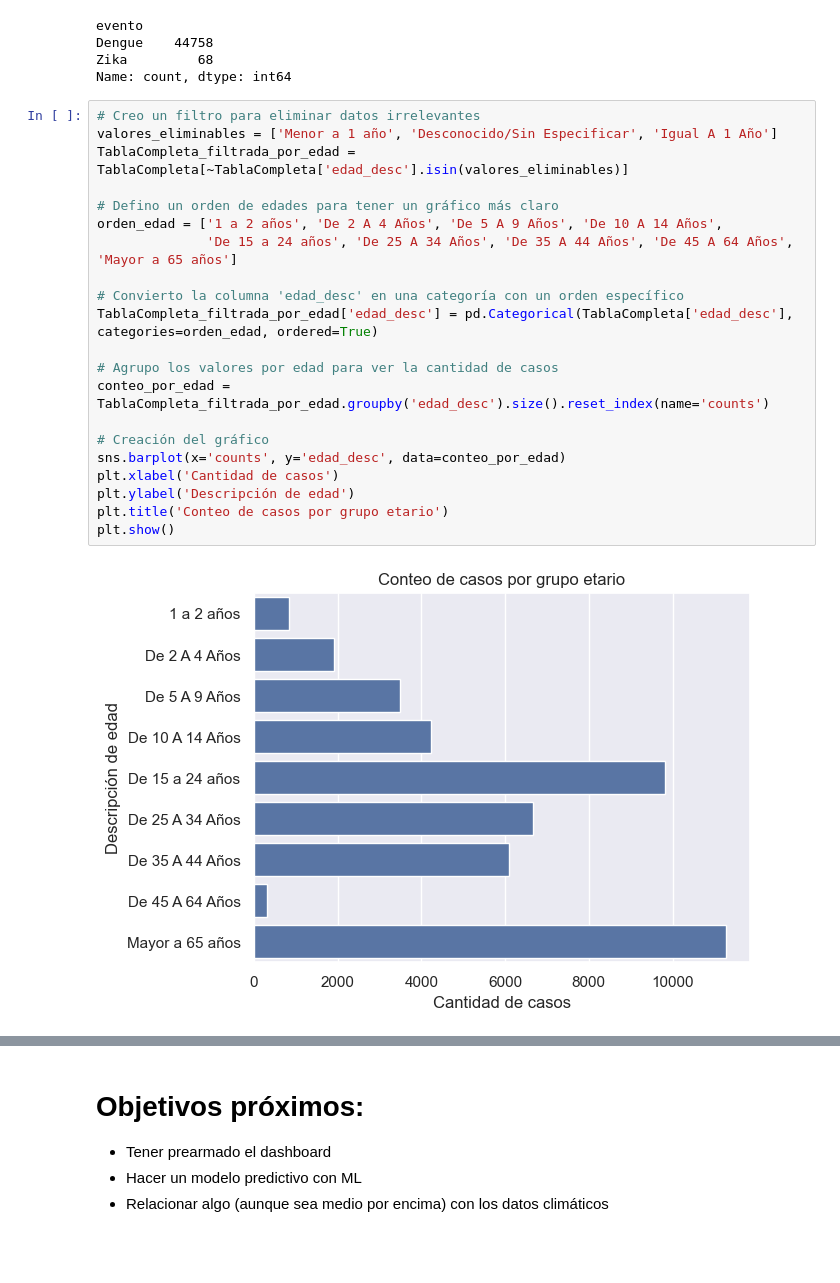
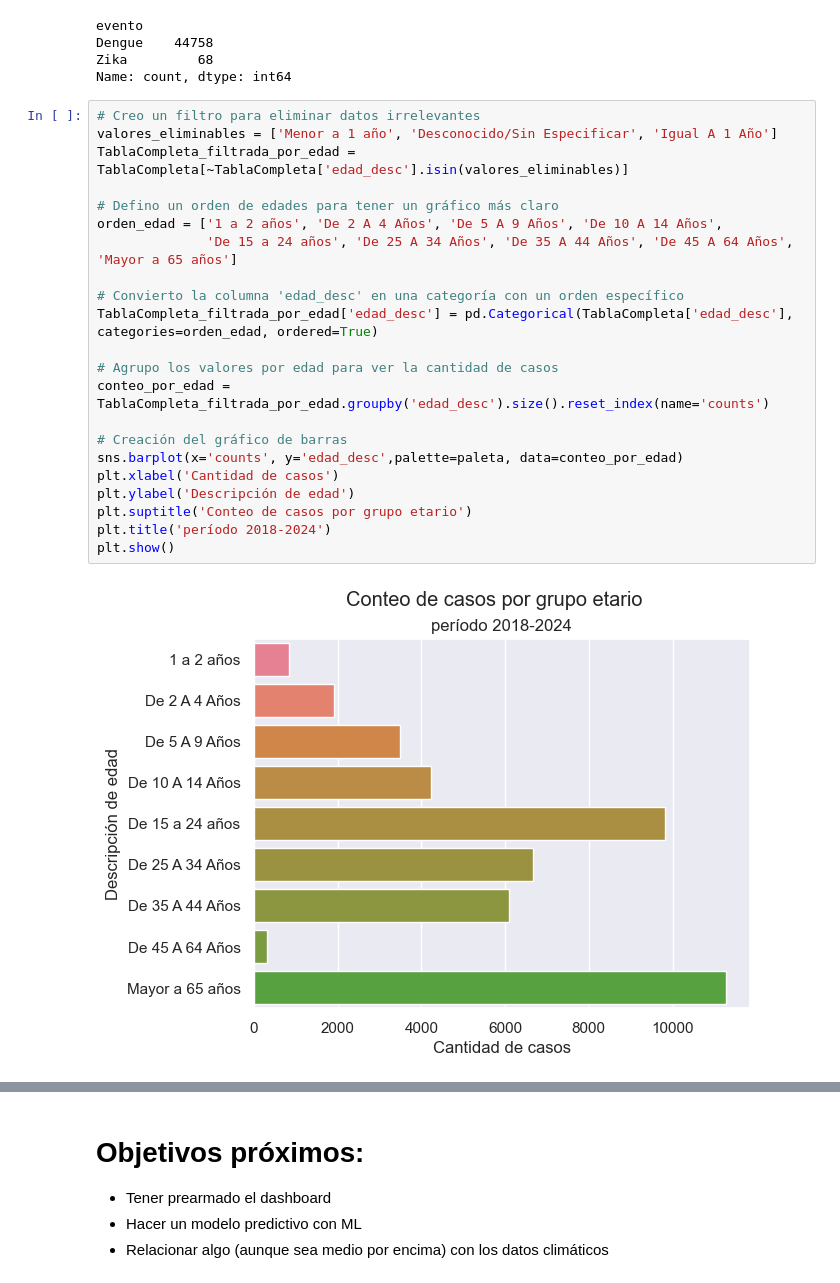
Before and after one commit to Valnir17/Dengue-y-Zika-Argentina, a Jupyter notebook: Manipulación de Tablas.ipynb, the cells around one changed output, grey strips where cells are left out. Saved outputs shown, nothing was run; the diff lists cells and outputs as text; blank space fills up the shorter version.

```diff
--- a/Manipulación de Tablas.ipynb
+++ b/Manipulación de Tablas.ipynb
@@ -760,23 +760,24 @@ Name: count, dtype: int64
 # %%
 # Creo un filtro para eliminar datos irrelevantes
 valores_eliminables = ['Menor a 1 año', 'Desconocido/Sin Especificar', 'Igual A 1 Año']
 TablaCompleta_filtrada_por_edad = TablaCompleta[~TablaCompleta['edad_desc'].isin(valores_eliminables)]
 
 # Defino un orden de edades para tener un gráfico más claro
 orden_edad = ['1 a 2 años', 'De 2 A 4 Años', 'De 5 A 9 Años', 'De 10 A 14 Años',
               'De 15 a 24 años', 'De 25 A 34 Años', 'De 35 A 44 Años', 'De 45 A 64 Años', 'Mayor a 65 años']
 
 # Convierto la columna 'edad_desc' en una categoría con un orden específico
 TablaCompleta_filtrada_por_edad['edad_desc'] = pd.Categorical(TablaCompleta['edad_desc'], categories=orden_edad, ordered=True)
 
 # Agrupo los valores por edad para ver la cantidad de casos
 conteo_por_edad = TablaCompleta_filtrada_por_edad.groupby('edad_desc').size().reset_index(name='counts')
 
-# Creación del gráfico
-sns.barplot(x='counts', y='edad_desc', data=conteo_por_edad)
+# Creación del gráfico de barras
+sns.barplot(x='counts', y='edad_desc',palette=paleta, data=conteo_por_edad)
 plt.xlabel('Cantidad de casos')
 plt.ylabel('Descripción de edad')
-plt.title('Conteo de casos por grupo etario')
+plt.suptitle('Conteo de casos por grupo etario')
+plt.title('período 2018-2024')
 plt.show()
 # %% [output]
-[figure, old version]
+[figure, new version]
```
Also changed, not shown: parts of 2 cells of this notebook, 1 other file.
